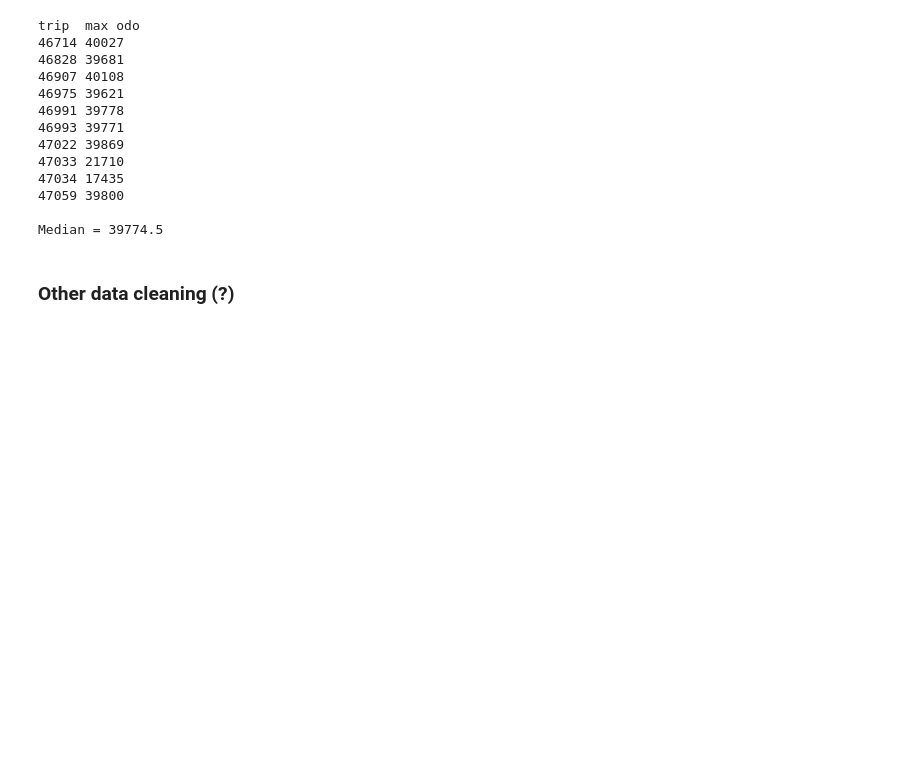
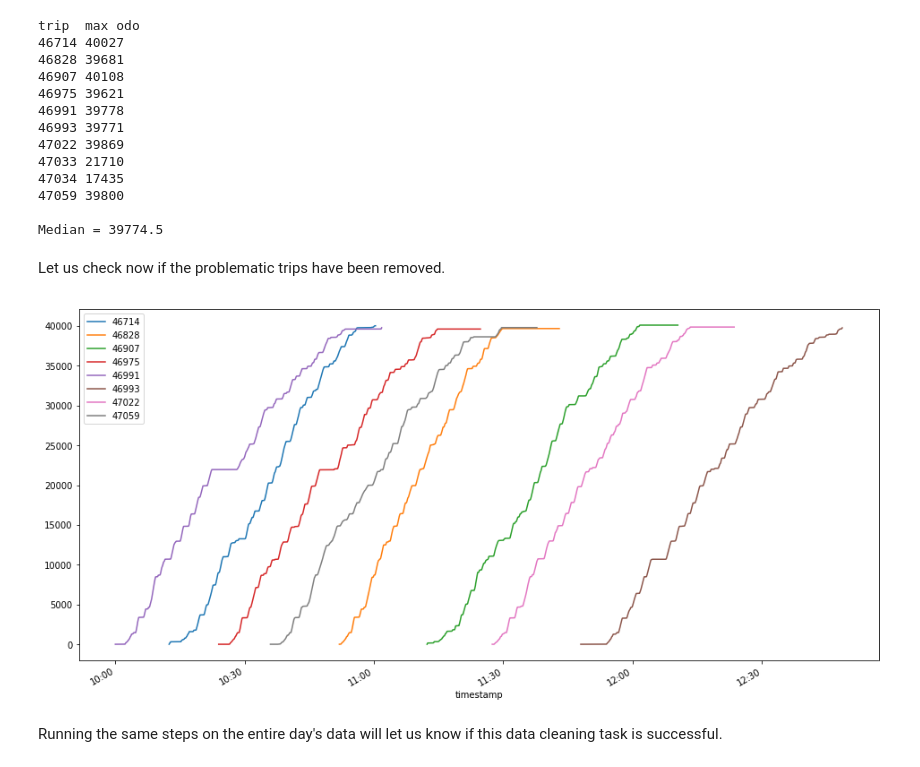
Before and after one commit to ehabebeid/ehabebeid.github.io, a Jupyter notebook: bus_avl/index.ipynb, the cells around one changed output. Drawn from its saved outputs; the diff is of its cells as text; code cells hidden in the pictures; blank space fills up the shorter version.

```diff
--- a/bus_avl/index.ipynb
+++ b/bus_avl/index.ipynb
@@ -139,19 +149,32 @@ We notice that most trips have approximately the same maximum odometer reading,
 # %% [markdown]
 ### Remove trips with odometer resets to zero
 # %%
-# calculate median odometer reading m
-max_odos = {}
-print("trip  max odo")
-for name, group in df.groupby('route_run_id'):
-    max_odo = group['odo_feet'].max()
-    print(name, max_odo)
-    max_odos[name] = max_odo
+def remove_short_trips(df):
+    df_cleaned = df.copy()
+    # calculate median odometer reading m
+    max_odos = {}
+    print("trip  max odo")
 
-from numpy import median
-max_odo_values = list(max_odos.values())
-m = median(max_odo_values)
-print()
-print("Median =", m)
+    for name, group in df_cleaned.groupby('route_run_id'):
+        max_odo = group['odo_feet'].max()
+        print(name, max_odo)
+        max_odos[name] = max_odo
+
+    max_odo_values = list(max_odos.values())
+    m = np.median(max_odo_values)
+
+
+    # mark trips with odometer readings of >1.05m or <0.95m
+    for i, row in df_cleaned.iterrows():
+        if max_odos[row['route_run_id']] > 1.05*m or max_odos[row['route_run_id']] < 0.95*m:
+            df_cleaned.at[i,'invalid'] = 1
+
+    print()
+    print("Median =", m)
+
+    return df_cleaned
+
+df_cleaned = remove_short_trips(df)
 # %% [output]
 trip  max odo
 46714 40027
@@ -177,2 +191,0 @@ df.to_csv("bus_avl_cleaned.csv")
-# %% [markdown]
-### Other data cleaning (?)
@@ -180,0 +196,12 @@ df.to_csv("bus_avl_cleaned.csv")
+# %% [markdown]
+Let us check now if the problematic trips have been removed.
+# %%
+fig, ax = plt.subplots()
+for name, group in df_cleaned.loc[df_cleaned['invalid'] == 0].groupby('route_run_id'):
+    group.plot(x='timestamp', y='odo_feet', figsize=(16,8), ax=ax, label=name)
+
+ax.xaxis.set_major_formatter(mdates.DateFormatter('%H:%M'))
+# %% [output]
+[figure, added]
+# %% [markdown]
+Running the same steps on the entire day's data will let us know if this data cleaning task is successful.
```
Also changed, not shown: parts of 20 cells of this notebook.
